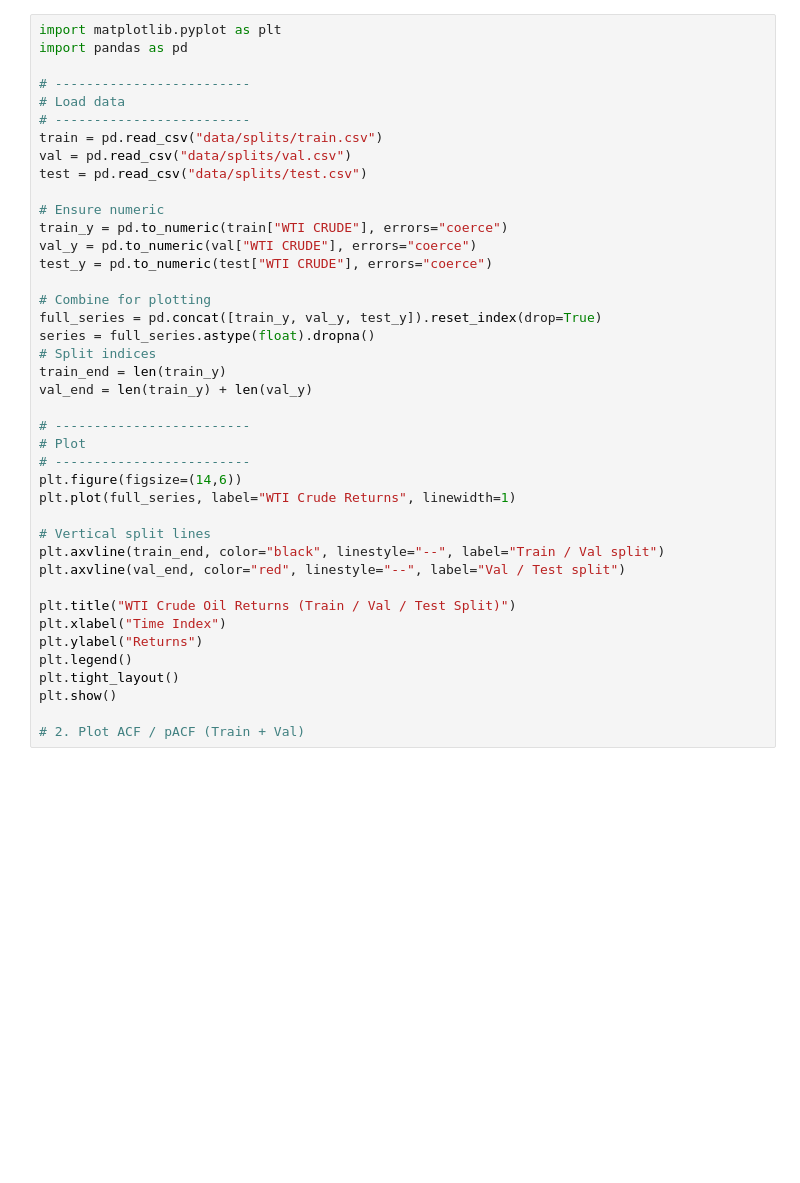
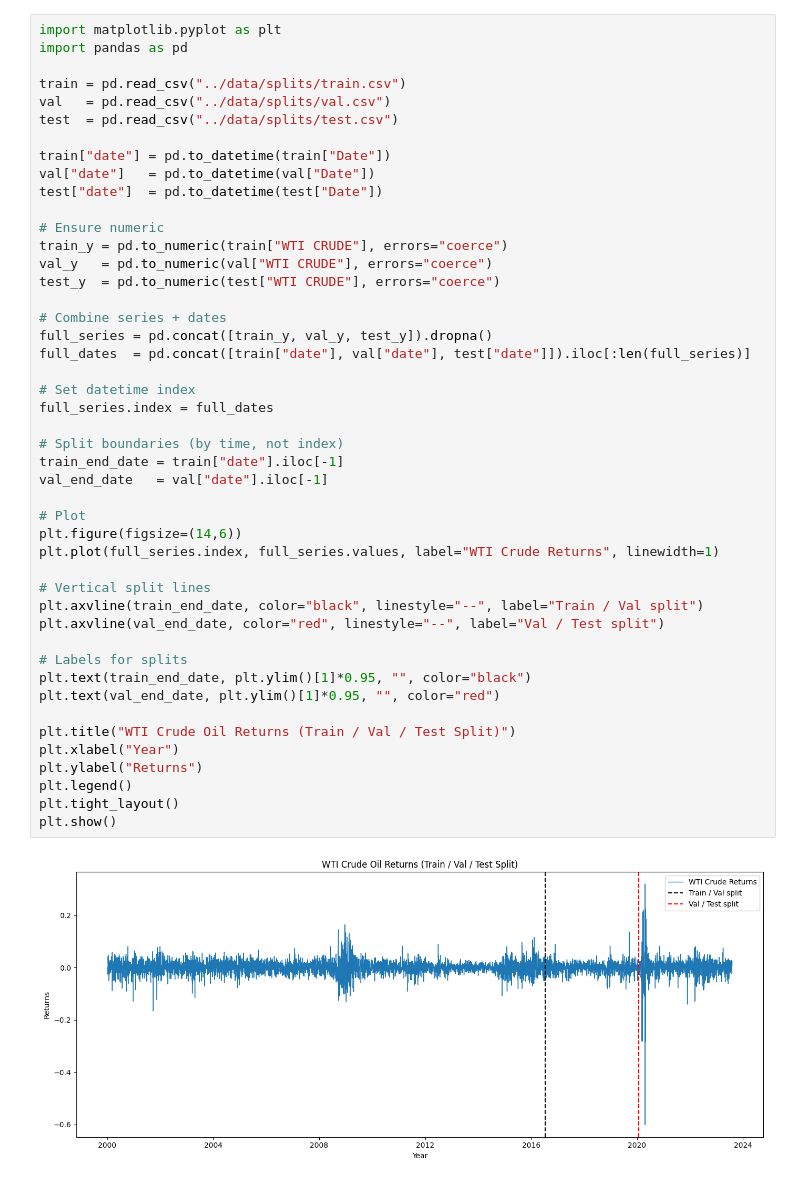
Before and after one commit to lauren-montigue/oil-price-shock-propagation, a Jupyter notebook: notebooks/plots.ipynb, the cells around one changed output. Drawn from its saved outputs; the diff is of its cells as text; blank space fills up the shorter version.

```diff
--- a/notebooks/plots.ipynb
+++ b/notebooks/plots.ipynb
@@ -1,44 +1,51 @@
 # %%
 import matplotlib.pyplot as plt
 import pandas as pd
 
-# -------------------------
-# Load data
-# -------------------------
-train = pd.read_csv("data/splits/train.csv")
-val = pd.read_csv("data/splits/val.csv")
-test = pd.read_csv("data/splits/test.csv")
+train = pd.read_csv("../data/splits/train.csv")
+val   = pd.read_csv("../data/splits/val.csv")
+test  = pd.read_csv("../data/splits/test.csv")
+
+train["date"] = pd.to_datetime(train["Date"])
+val["date"]   = pd.to_datetime(val["Date"])
+test["date"]  = pd.to_datetime(test["Date"])
 
 # Ensure numeric
 train_y = pd.to_numeric(train["WTI CRUDE"], errors="coerce")
-val_y = pd.to_numeric(val["WTI CRUDE"], errors="coerce")
-test_y = pd.to_numeric(test["WTI CRUDE"], errors="coerce")
+val_y   = pd.to_numeric(val["WTI CRUDE"], errors="coerce")
+test_y  = pd.to_numeric(test["WTI CRUDE"], errors="coerce")
 
-# Combine for plotting
-full_series = pd.concat([train_y, val_y, test_y]).reset_index(drop=True)
-series = full_series.astype(float).dropna()
-# Split indices
-train_end = len(train_y)
-val_end = len(train_y) + len(val_y)
+# Combine series + dates
+full_series = pd.concat([train_y, val_y, test_y]).dropna()
+full_dates  = pd.concat([train["date"], val["date"], test["date"]]).iloc[:len(full_series)]
 
-# -------------------------
+# Set datetime index
+full_series.index = full_dates
+
+# Split boundaries (by time, not index)
+train_end_date = train["date"].iloc[-1]
+val_end_date   = val["date"].iloc[-1]
+
 # Plot
-# -------------------------
 plt.figure(figsize=(14,6))
-plt.plot(full_series, label="WTI Crude Returns", linewidth=1)
+plt.plot(full_series.index, full_series.values, label="WTI Crude Returns", linewidth=1)
 
 # Vertical split lines
-plt.axvline(train_end, color="black", linestyle="--", label="Train / Val split")
-plt.axvline(val_end, color="red", linestyle="--", label="Val / Test split")
+plt.axvline(train_end_date, color="black", linestyle="--", label="Train / Val split")
+plt.axvline(val_end_date, color="red", linestyle="--", label="Val / Test split")
+
+# Labels for splits
+plt.text(train_end_date, plt.ylim()[1]*0.95, "", color="black")
+plt.text(val_end_date, plt.ylim()[1]*0.95, "", color="red")
 
 plt.title("WTI Crude Oil Returns (Train / Val / Test Split)")
-plt.xlabel("Time Index")
+plt.xlabel("Year")
 plt.ylabel("Returns")
 plt.legend()
 plt.tight_layout()
 plt.show()
-
-# 2. Plot ACF / pACF (Train + Val)
+# %% [output]
+[figure, added]
 # %%
 import matplotlib.pyplot as plt
 from statsmodels.graphics.tsaplots import plot_acf, plot_pacf
```
Also changed, not shown: parts of 1 cell of this notebook.
